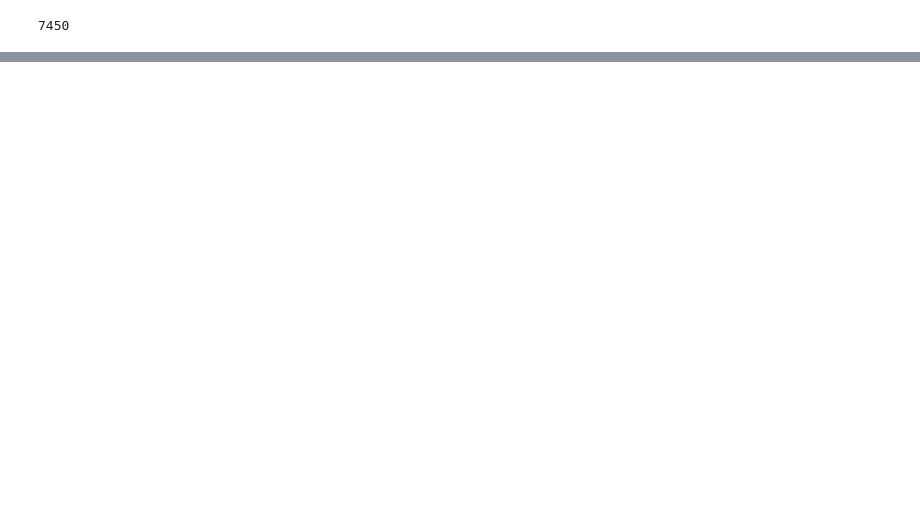
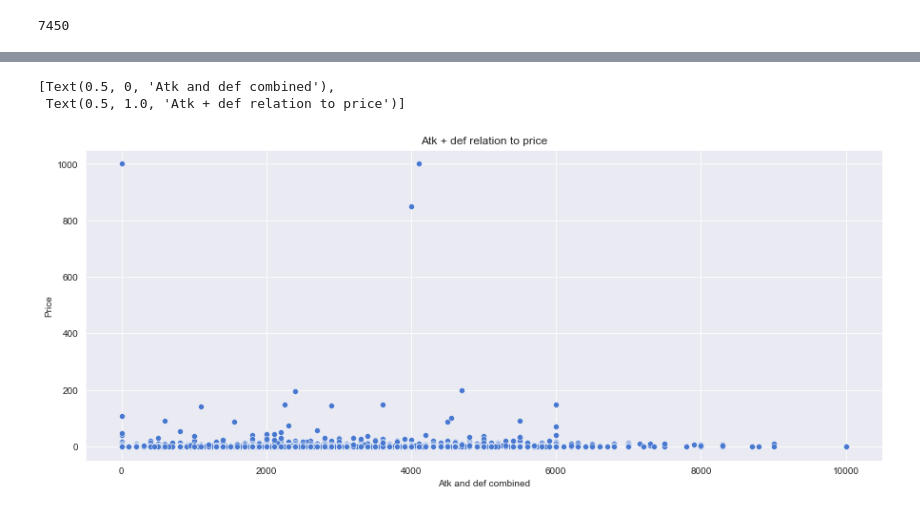
Before and after one commit to Th3NiKo/YuGiOh-cards, a Jupyter notebook: Yu-Gi-Oh Exploratory data analysis.ipynb, the cells around one changed output, grey strips where cells are left out. Saved outputs shown, nothing was run; the diff lists cells and outputs as text; code cells hidden in the pictures; blank space fills up the shorter version.

```diff
--- a/Yu-Gi-Oh Exploratory data analysis.ipynb
+++ b/Yu-Gi-Oh Exploratory data analysis.ipynb
@@ -111,3 +119,13 @@ info_database.sort_values(by="AtkDefCombined",ascending=False).head(10)
 | 46033517 | Machina Ruinforce | Cannot be Normal Summoned/Set. Mu... | Effect Monster | Machine | Machina | DARK | 4600.0 | 4100.0 | 10.0 | 0.00 | ... |
 | 58054262 | Machina Force | Cannot be Normal Summoned/Set. Mu... | Effect Monster | Machine | Machina | EARTH | 4600.0 | 4100.0 | 10.0 | 0.10 | ... |
 | 23995346 | Blue-Eyes Ultimate Dragon | "Blue-Eyes White Dragon" + "Blue-... | Fusion Monster | Dragon | Blue-Eyes | LIGHT | 4500.0 | 3800.0 | 12.0 | 1.08 | ... |
+# %%
+#Show relationship atk to price
+fig, ax = plt.subplots(figsize=(15,6))
+sns.set_palette(sns.color_palette("muted"))
+ax = sns.scatterplot(data=info_database, x="AtkDefCombined", y="Price", ax=ax)
+ax.set(title="Atk + def relation to price", xlabel = "Atk and def combined")
+# %% [output]
+[Text(0.5, 0, 'Atk and def combined'),
+ Text(0.5, 1.0, 'Atk + def relation to price')]
+[figure, added]
```
Also changed, not shown: parts of 7 cells of this notebook.
